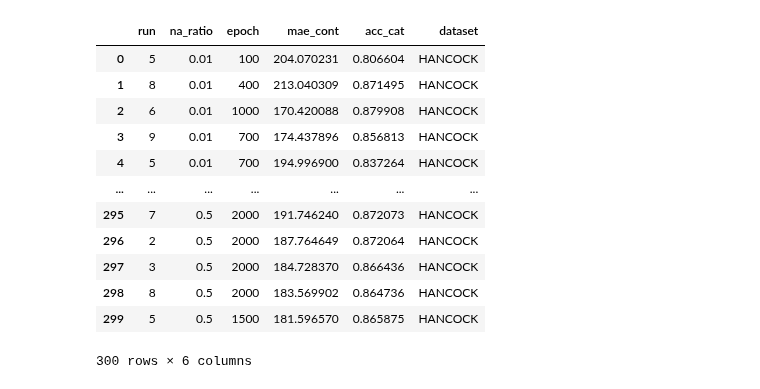
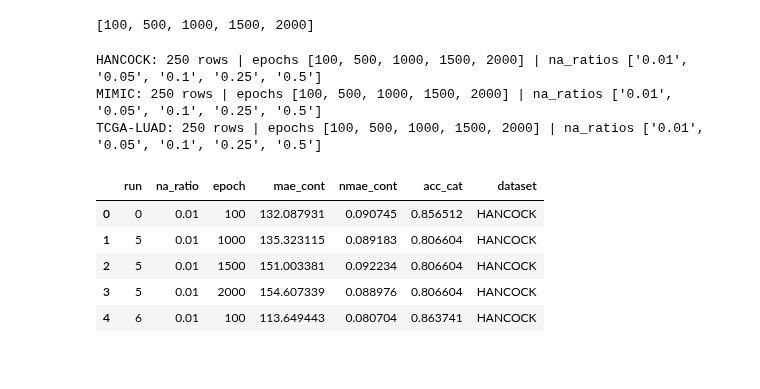
Before and after one commit to bionetslab/POME_Evaluation, a Jupyter notebook: scripts/plot_supplement_imputation_epochs.ipynb, the cells around one changed output. Saved outputs shown, nothing was run; the diff lists cells and outputs as text; code cells hidden in the pictures.

```diff
--- a/scripts/plot_supplement_imputation_epochs.ipynb
+++ b/scripts/plot_supplement_imputation_epochs.ipynb
@@ -28,26 +8,47 @@ mimic_1000_df.sort_values(by="na_ratio", inplace=True)
-# %%
-hancock_2000_df = hancock_2000_df[hancock_2000_df["epoch"] > 1000]
-luad_2000_df = luad_2000_df[luad_2000_df["epoch"] > 1000]
-mimic_2000_df = mimic_2000_df[mimic_2000_df["epoch"] > 1000]
-
-hancock_df = pd.concat([hancock_1000_df, hancock_2000_df], ignore_index=True)
-luad_df = pd.concat([luad_1000_df, luad_2000_df], ignore_index=True)
-mimic_df = pd.concat([mimic_1000_df, mimic_2000_df], ignore_index=True)
-hancock_df
-# %% [output]
-|  | run | na_ratio | epoch | mae_cont | acc_cat | dataset |
-| 0 | 5 | 0.01 | 100 | 204.070231 | 0.806604 | HANCOCK |
-| 1 | 8 | 0.01 | 400 | 213.040309 | 0.871495 | HANCOCK |
-| 2 | 6 | 0.01 | 1000 | 170.420088 | 0.879908 | HANCOCK |
-| 3 | 9 | 0.01 | 700 | 174.437896 | 0.856813 | HANCOCK |
-| 4 | 5 | 0.01 | 700 | 194.996900 | 0.837264 | HANCOCK |
-| ... | ... | ... | ... | ... | ... | ... |
-| 295 | 7 | 0.5 | 2000 | 191.746240 | 0.872073 | HANCOCK |
-| 296 | 2 | 0.5 | 2000 | 187.764649 | 0.872064 | HANCOCK |
-| 297 | 3 | 0.5 | 2000 | 184.728370 | 0.866436 | HANCOCK |
-| 298 | 8 | 0.5 | 2000 | 183.569902 | 0.864736 | HANCOCK |
-| 299 | 5 | 0.5 | 1500 | 181.596570 | 0.865875 | HANCOCK |
-300 rows × 6 columns
+# %%
+# Per-epoch imputation scores: one CSV per dataset, written by
+# scripts/generate_imputation_epoch_results.py with columns
+# run, na_ratio, epoch, mae_cont, acc_cat, dataset.
+PER_EPOCH_COLUMNS = ["run", "na_ratio", "epoch", "mae_cont", "acc_cat", "dataset"]
+
+
+def load_per_epoch(dataset):
+    """Load one dataset's per-epoch scores (empty frame if its CSV is absent, e.g. gitignored MIMIC)."""
+    path = f"../data/{dataset}_imputation_per_epoch.csv"
+    if not os.path.exists(path):
+        print(f"[skip] {path} not found -- that dataset's panels stay empty.")
+        return pd.DataFrame(columns=PER_EPOCH_COLUMNS)
+    df = pd.read_csv(path)
+    df["na_ratio"] = df["na_ratio"].astype(str)
+    return df.sort_values(by="na_ratio", ignore_index=True)
+
+
+hancock_df = load_per_epoch("HANCOCK")
+mimic_df = load_per_epoch("MIMIC")
+luad_df = load_per_epoch("TCGA_LUAD")
+
+# The snapshot epochs actually present in the data drive the shared x ticks below.
+EPOCH_TICKS = sorted({int(epoch)
+                      for df in (hancock_df, mimic_df, luad_df)
+                      for epoch in df["epoch"].unique()})
+EPOCH_TICKS
+# %% [output]
+[100, 500, 1000, 1500, 2000]
+# %%
+for name, df in (("HANCOCK", hancock_df), ("MIMIC", mimic_df), ("TCGA-LUAD", luad_df)):
+    print(f"{name}: {len(df)} rows | epochs {sorted(df['epoch'].unique())} | "
+          f"na_ratios {sorted(df['na_ratio'].unique())}")
+hancock_df.head()
+# %% [output]
+HANCOCK: 250 rows | epochs [100, 500, 1000, 1500, 2000] | na_ratios ['0.01', '0.05', '0.1', '0.25', '0.5']
+MIMIC: 250 rows | epochs [100, 500, 1000, 1500, 2000] | na_ratios ['0.01', '0.05', '0.1', '0.25', '0.5']
+TCGA-LUAD: 250 rows | epochs [100, 500, 1000, 1500, 2000] | na_ratios ['0.01', '0.05', '0.1', '0.25', '0.5']
+|  | run | na_ratio | epoch | mae_cont | nmae_cont | acc_cat | dataset |
+| 0 | 0 | 0.01 | 100 | 132.087931 | 0.090745 | 0.856512 | HANCOCK |
+| 1 | 5 | 0.01 | 1000 | 135.323115 | 0.089183 | 0.806604 | HANCOCK |
+| 2 | 5 | 0.01 | 1500 | 151.003381 | 0.092234 | 0.806604 | HANCOCK |
+| 3 | 5 | 0.01 | 2000 | 154.607339 | 0.088976 | 0.806604 | HANCOCK |
+| 4 | 6 | 0.01 | 100 | 113.649443 | 0.080704 | 0.863741 | HANCOCK |
 # %%
 mosaic = [
 ['a', 'b', 'c'], ['d', 'e', 'f']
```
Also changed, not shown: parts of 3 cells of this notebook, 14 other files.
